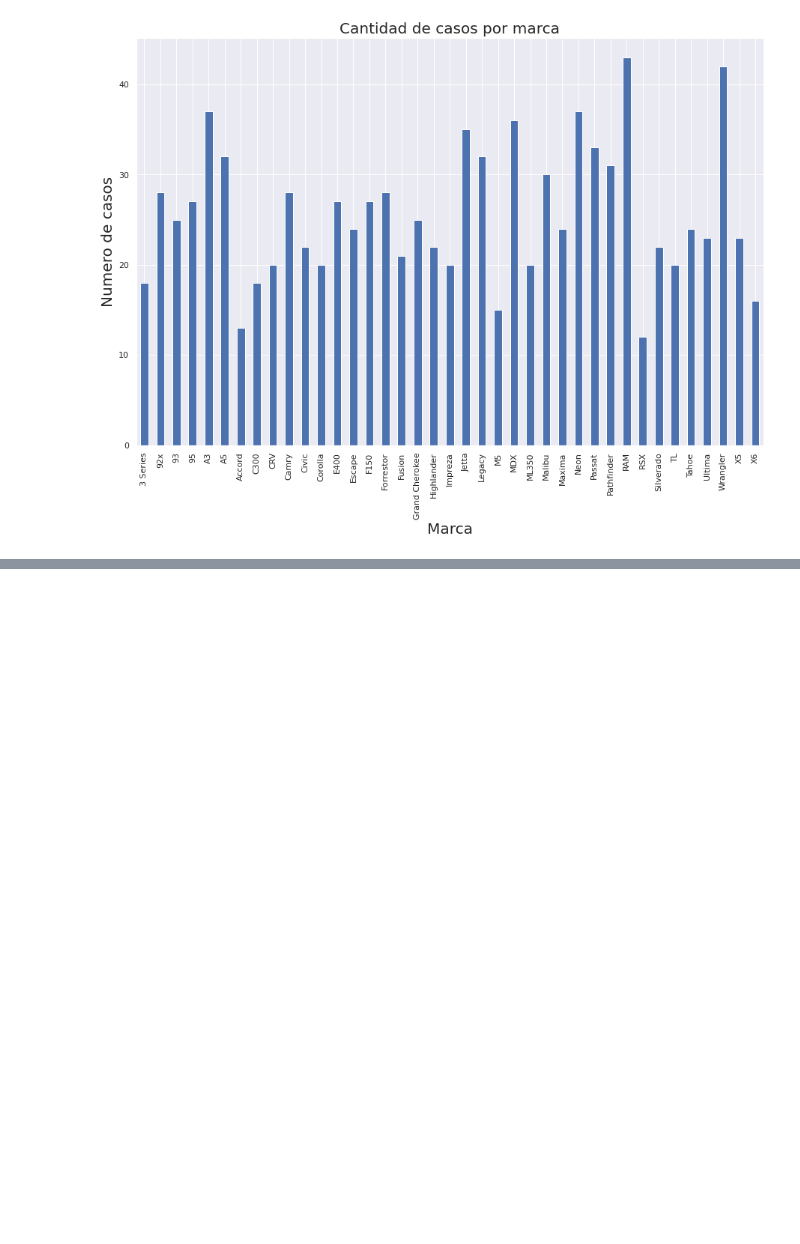
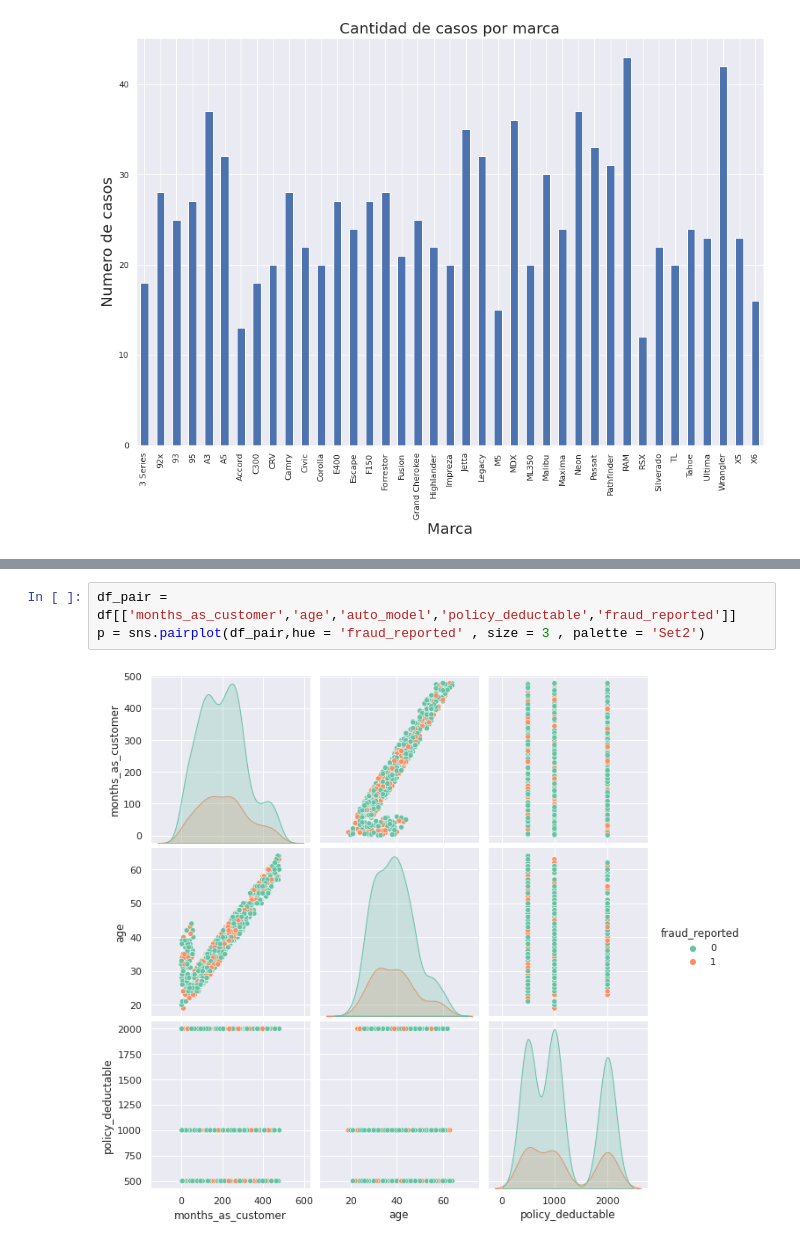
Before and after one commit to edx04/data-science, a Jupyter notebook: Entrega1Arellano.ipynb, the cells around one changed output, grey strips where cells are left out. Drawn from its saved outputs; the diff is of its cells as text; blank space fills up the shorter version.

```diff
--- a/Entrega1Arellano.ipynb
+++ b/Entrega1Arellano.ipynb
@@ -153,0 +202,5 @@ df.auto_model.value_counts().sort_index().plot.bar()
+# %%
+df_pair = df[['months_as_customer','age','auto_model','policy_deductable','fraud_reported']]
+p = sns.pairplot(df_pair,hue = 'fraud_reported' , size = 3 , palette = 'Set2')
+# %% [output]
+[figure, added]
```
Also changed, not shown: parts of 8 cells of this notebook.
